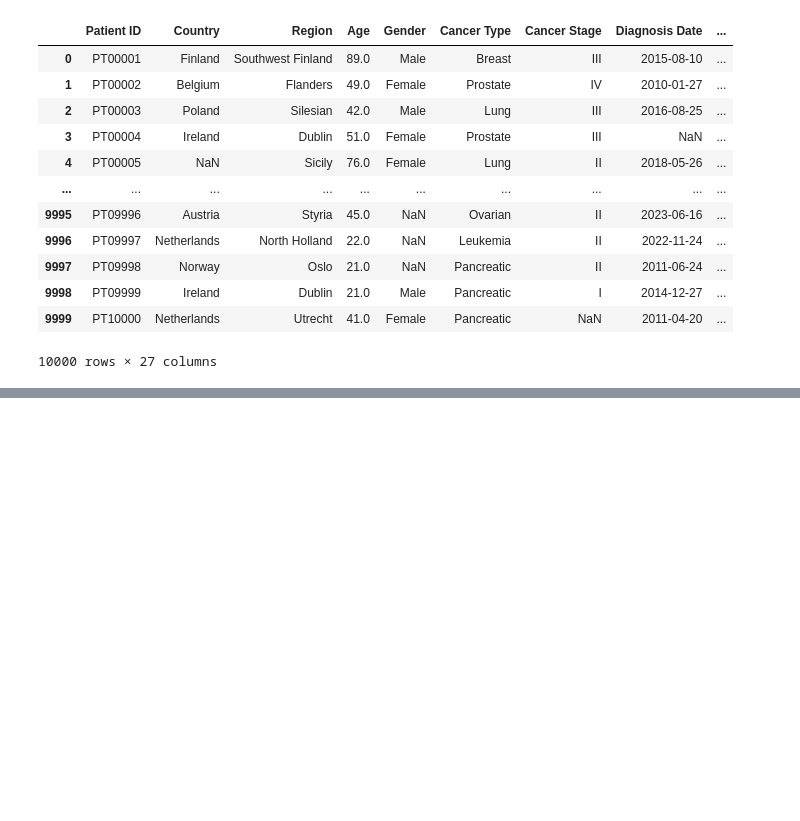
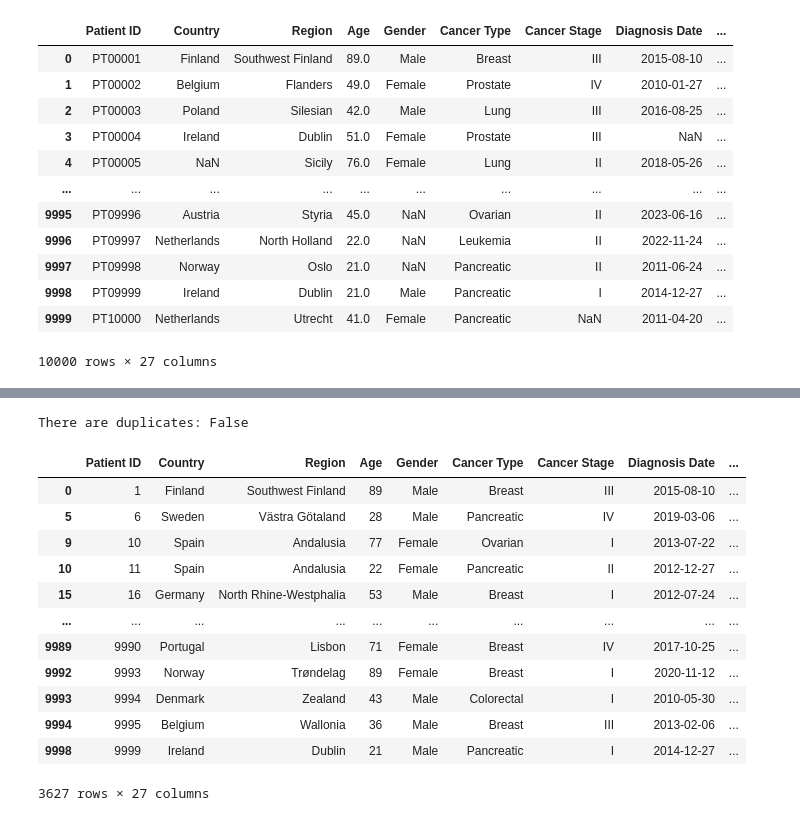
Before and after one commit to marcus1989/European_Cancer_Data, a Jupyter notebook: jupyter_notebooks/ETL.ipynb, the cells around one changed output, grey strips where cells are left out. Cells and saved outputs as stored; diff of their text form; code cells hidden in the pictures; blank space fills up the shorter version.

```diff
--- a/jupyter_notebooks/ETL.ipynb
+++ b/jupyter_notebooks/ETL.ipynb
@@ -100,0 +183,35 @@ except Exception as e:
+# %%
+#Replace BMI collumn NaN with NaN with median value
+df['BMI'] = df['BMI'].fillna(df['BMI'].median())
+# %%
+#convert the collumn 'Quality of Life Score' values datatype to int
+df['Quality of Life Score'] = df['Quality of Life Score'].astype(int)
+# %%
+#convert the collumn 'Age' to int
+df['Age'] = df['Age'].astype(int)
+# %%
+# Remove 'PT' from 'Patient ID' collumn and convert the values to int
+df['Patient ID'] = df['Patient ID'].str.replace('PT', '').astype(int)
+# %%
+#check for duplicate rows
+duplicate_check= df.duplicated().any()
+print('There are duplicates:', duplicate_check)
+# %% [output]
+There are duplicates: False
+# %%
+#checking for NaN or empty values
+df.dropna(axis=1, how='all')
+# %% [output]
+|  | Patient ID | Country | Region | Age | Gender | Cancer Type | Cancer Stage | Diagnosis Date | ... |
+| 0 | 1 | Finland | Southwest Finland | 89 | Male | Breast | III | 2015-08-10 | ... |
+| 5 | 6 | Sweden | Västra Götaland | 28 | Male | Pancreatic | IV | 2019-03-06 | ... |
+| 9 | 10 | Spain | Andalusia | 77 | Female | Ovarian | I | 2013-07-22 | ... |
+| 10 | 11 | Spain | Andalusia | 22 | Female | Pancreatic | II | 2012-12-27 | ... |
+| 15 | 16 | Germany | North Rhine-Westphalia | 53 | Male | Breast | I | 2012-07-24 | ... |
+| ... | ... | ... | ... | ... | ... | ... | ... | ... | ... |
+| 9989 | 9990 | Portugal | Lisbon | 71 | Female | Breast | IV | 2017-10-25 | ... |
+| 9992 | 9993 | Norway | Trøndelag | 89 | Female | Breast | I | 2020-11-12 | ... |
+| 9993 | 9994 | Denmark | Zealand | 43 | Male | Colorectal | I | 2010-05-30 | ... |
+| 9994 | 9995 | Belgium | Wallonia | 36 | Male | Breast | III | 2013-02-06 | ... |
+| 9998 | 9999 | Ireland | Dublin | 21 | Male | Pancreatic | I | 2014-12-27 | ... |
+3627 rows × 27 columns
```
Also changed, not shown: parts of 26 cells of this notebook, 2 other files.
